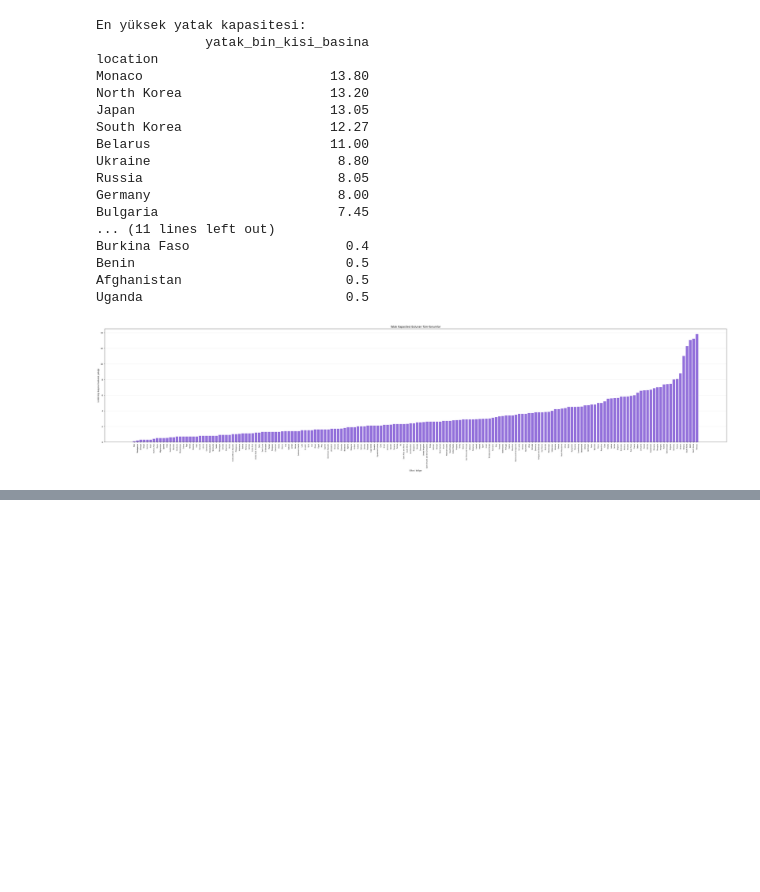
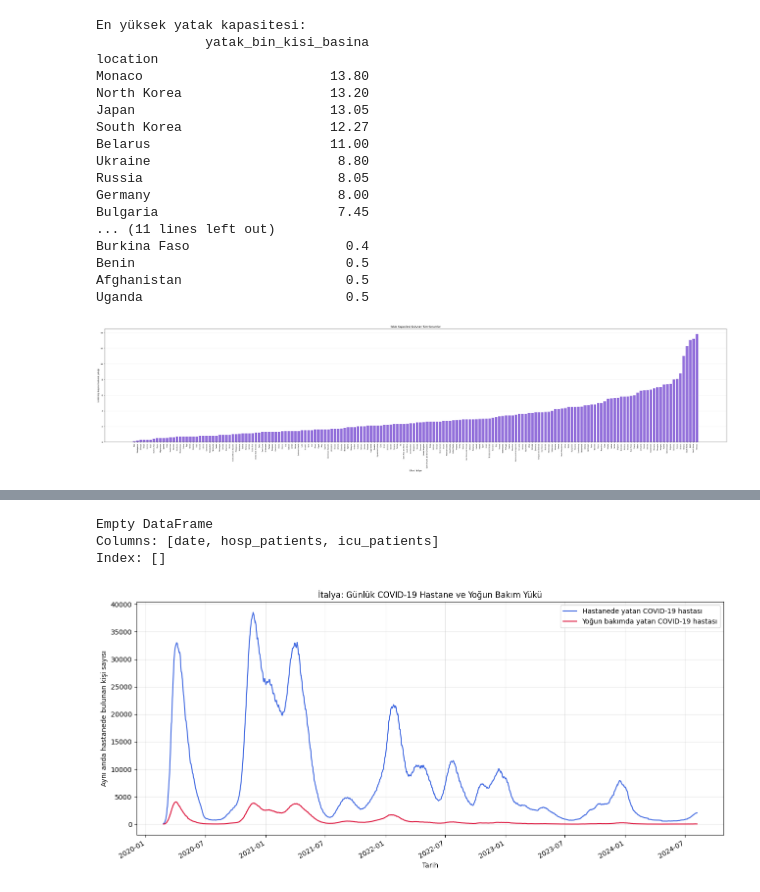
Before and after one commit to nazlican-engineer/CoronaVirusProject, a Jupyter notebook: covid_analysis.ipynb, the cells around one changed output, grey strips where cells are left out. Cells and saved outputs as stored; diff of their text form; code cells hidden in the pictures; blank space fills up the shorter version.

Commit message:
Analyze hospital capacity and Italy patient load

```diff
--- a/covid_analysis.ipynb
+++ b/covid_analysis.ipynb
@@ -3199,0 +3270,54 @@ plt.show()
+# %%
+italy_interior_missing_patients = italy_patients.loc[
+    italy_patients['date'].between(
+        italy_valid_patient_dates.min(),
+        italy_valid_patient_dates.max()
+    )
+    & (
+        italy_patients['hosp_patients'].isna()
+        | italy_patients['icu_patients'].isna()
+    ),
+    ['date', 'hosp_patients', 'icu_patients']
+]
+
+print(italy_interior_missing_patients)
+# %% [output]
+Empty DataFrame
+Columns: [date, hosp_patients, icu_patients]
+Index: []
+# %%
+italy_patients_complete = italy_patients.dropna(
+    subset=['hosp_patients', 'icu_patients']
+).copy()
+
+fig, ax = plt.subplots(figsize=(13, 6))
+
+ax.plot(
+    italy_patients_complete['date'],
+    italy_patients_complete['hosp_patients'],
+    color='royalblue',
+    linewidth=1.5,
+    label='Hastanede yatan COVID-19 hastası'
+)
+
+ax.plot(
+    italy_patients_complete['date'],
+    italy_patients_complete['icu_patients'],
+    color='crimson',
+    linewidth=1.5,
+    label='Yoğun bakımda yatan COVID-19 hastası'
+)
+
+ax.set_title('İtalya: Günlük COVID-19 Hastane ve Yoğun Bakım Yükü')
+ax.set_xlabel('Tarih')
+ax.set_ylabel('Aynı anda hastanede bulunan kişi sayısı')
+
+ax.ticklabel_format(axis='y', style='plain')
+ax.grid(alpha=0.3)
+ax.legend()
+
+fig.autofmt_xdate()
+plt.tight_layout()
+plt.show()
+# %% [output]
+[figure, added]
```
Also changed, not shown: parts of 2 cells of this notebook.
